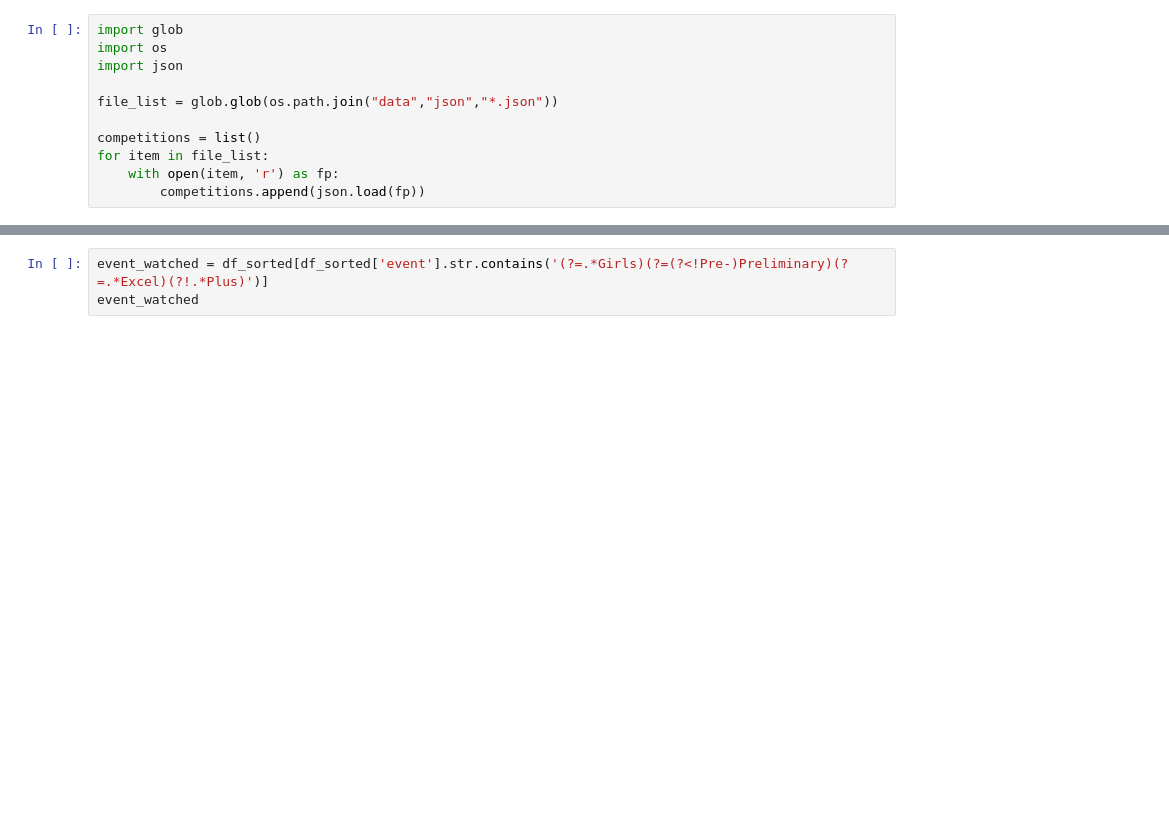
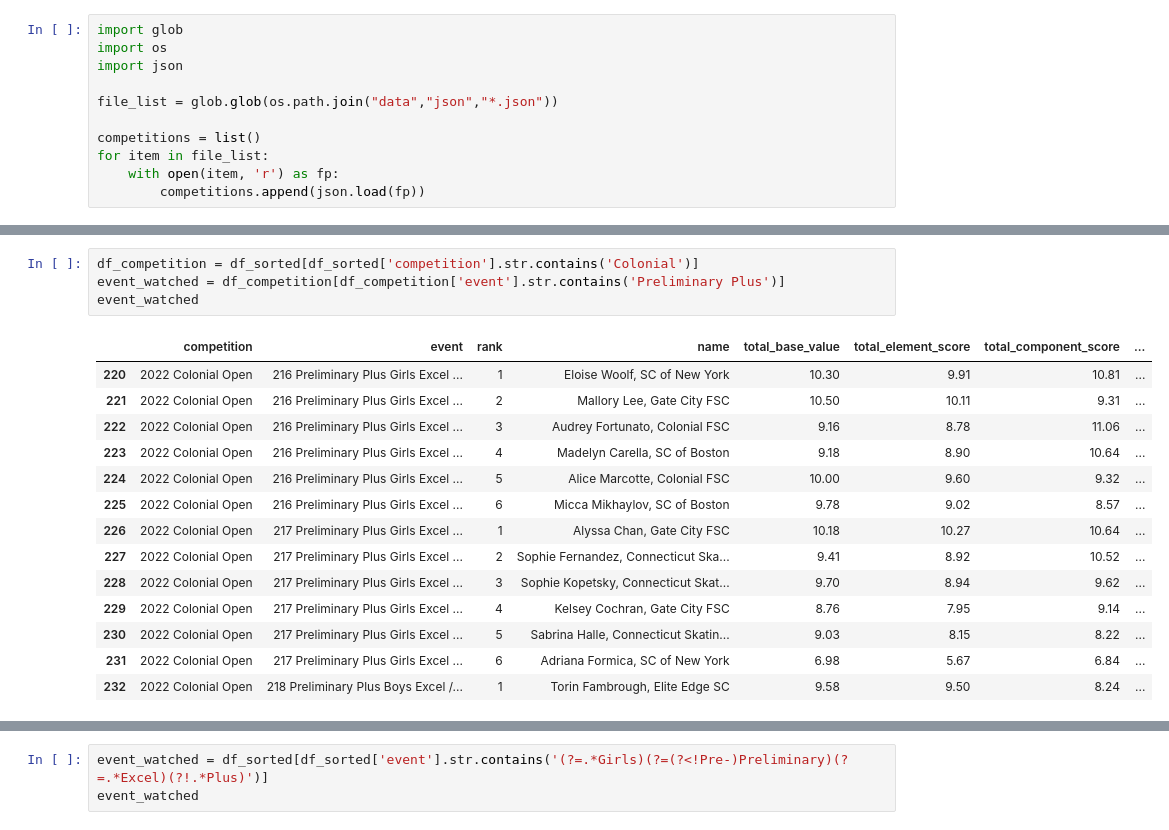
Before and after one commit to theproxy/figure-skating-scores, a Jupyter notebook: analysis.ipynb, the cells around one changed output, grey strips where cells are left out. Saved outputs shown, nothing was run; the diff lists cells and outputs as text; blank space fills up the shorter version.

```diff
--- a/analysis.ipynb
+++ b/analysis.ipynb
@@ -106,3 +85,22 @@ event_watched
+# %%
+df_competition = df_sorted[df_sorted['competition'].str.contains('Colonial')]
+event_watched = df_competition[df_competition['event'].str.contains('Preliminary Plus')]
+event_watched
+# %% [output]
+|  | competition | event | rank | name | total_base_value | total_element_score | total_component_score | ... |
+| 220 | 2022 Colonial Open | 216 Preliminary Plus Girls Excel ... | 1 | Eloise Woolf, SC of New York | 10.30 | 9.91 | 10.81 | ... |
+| 221 | 2022 Colonial Open | 216 Preliminary Plus Girls Excel ... | 2 | Mallory Lee, Gate City FSC | 10.50 | 10.11 | 9.31 | ... |
+| 222 | 2022 Colonial Open | 216 Preliminary Plus Girls Excel ... | 3 | Audrey Fortunato, Colonial FSC | 9.16 | 8.78 | 11.06 | ... |
+| 223 | 2022 Colonial Open | 216 Preliminary Plus Girls Excel ... | 4 | Madelyn Carella, SC of Boston | 9.18 | 8.90 | 10.64 | ... |
+| 224 | 2022 Colonial Open | 216 Preliminary Plus Girls Excel ... | 5 | Alice Marcotte, Colonial FSC | 10.00 | 9.60 | 9.32 | ... |
+| 225 | 2022 Colonial Open | 216 Preliminary Plus Girls Excel ... | 6 | Micca Mikhaylov, SC of Boston | 9.78 | 9.02 | 8.57 | ... |
+| 226 | 2022 Colonial Open | 217 Preliminary Plus Girls Excel ... | 1 | Alyssa Chan, Gate City FSC | 10.18 | 10.27 | 10.64 | ... |
+| 227 | 2022 Colonial Open | 217 Preliminary Plus Girls Excel ... | 2 | Sophie Fernandez, Connecticut Ska... | 9.41 | 8.92 | 10.52 | ... |
+| 228 | 2022 Colonial Open | 217 Preliminary Plus Girls Excel ... | 3 | Sophie Kopetsky, Connecticut Skat... | 9.70 | 8.94 | 9.62 | ... |
+| 229 | 2022 Colonial Open | 217 Preliminary Plus Girls Excel ... | 4 | Kelsey Cochran, Gate City FSC | 8.76 | 7.95 | 9.14 | ... |
+| 230 | 2022 Colonial Open | 217 Preliminary Plus Girls Excel ... | 5 | Sabrina Halle, Connecticut Skatin... | 9.03 | 8.15 | 8.22 | ... |
+| 231 | 2022 Colonial Open | 217 Preliminary Plus Girls Excel ... | 6 | Adriana Formica, SC of New York | 6.98 | 5.67 | 6.84 | ... |
+| 232 | 2022 Colonial Open | 218 Preliminary Plus Boys Excel /... | 1 | Torin Fambrough, Elite Edge SC | 9.58 | 9.50 | 8.24 | ... |
 # %%
 import itertools
 plot_df_lt3 = event_watched[event_watched['rank']<=3]
```
Also changed, not shown: parts of 6 cells of this notebook, 1 other file.
